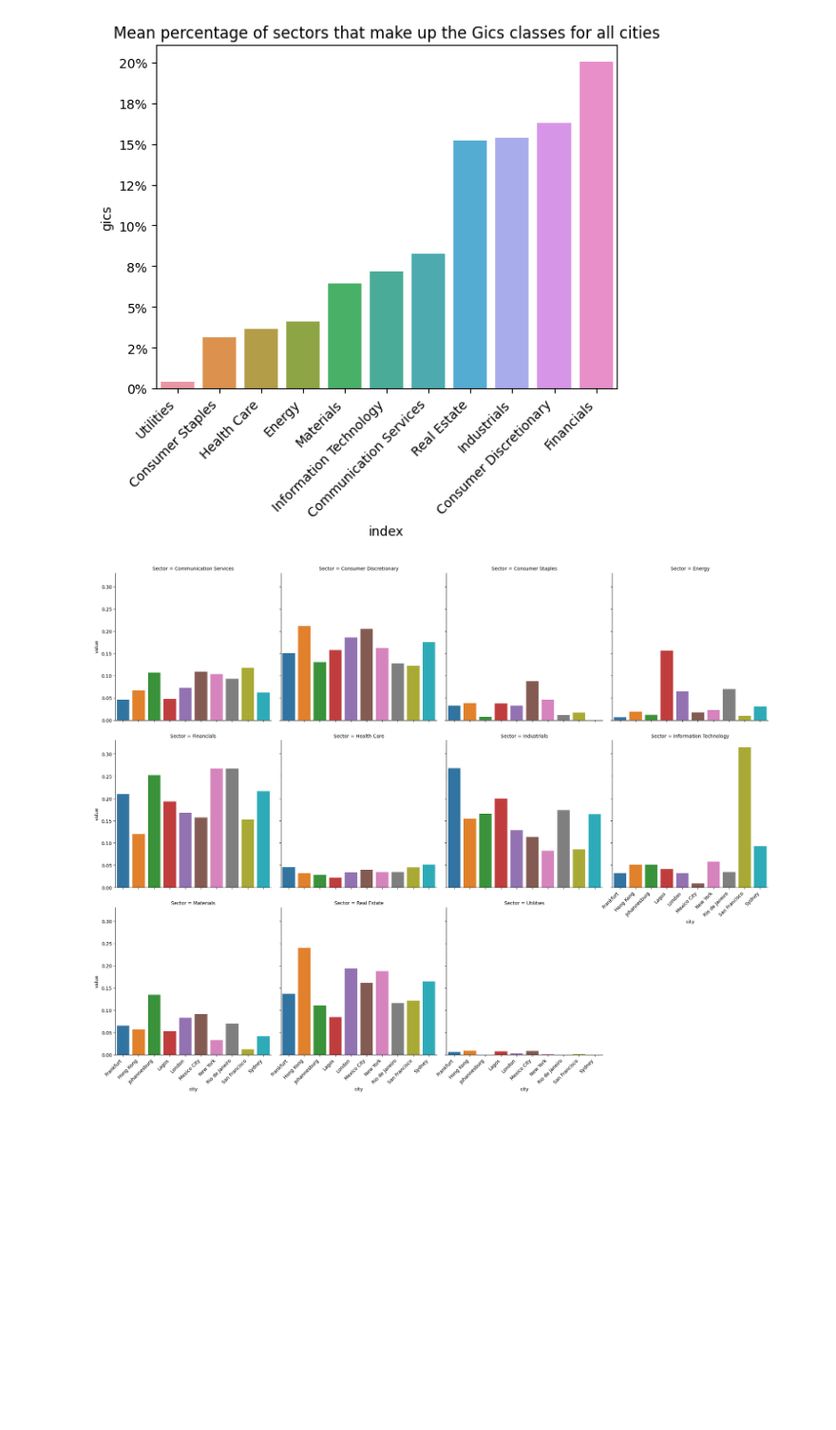
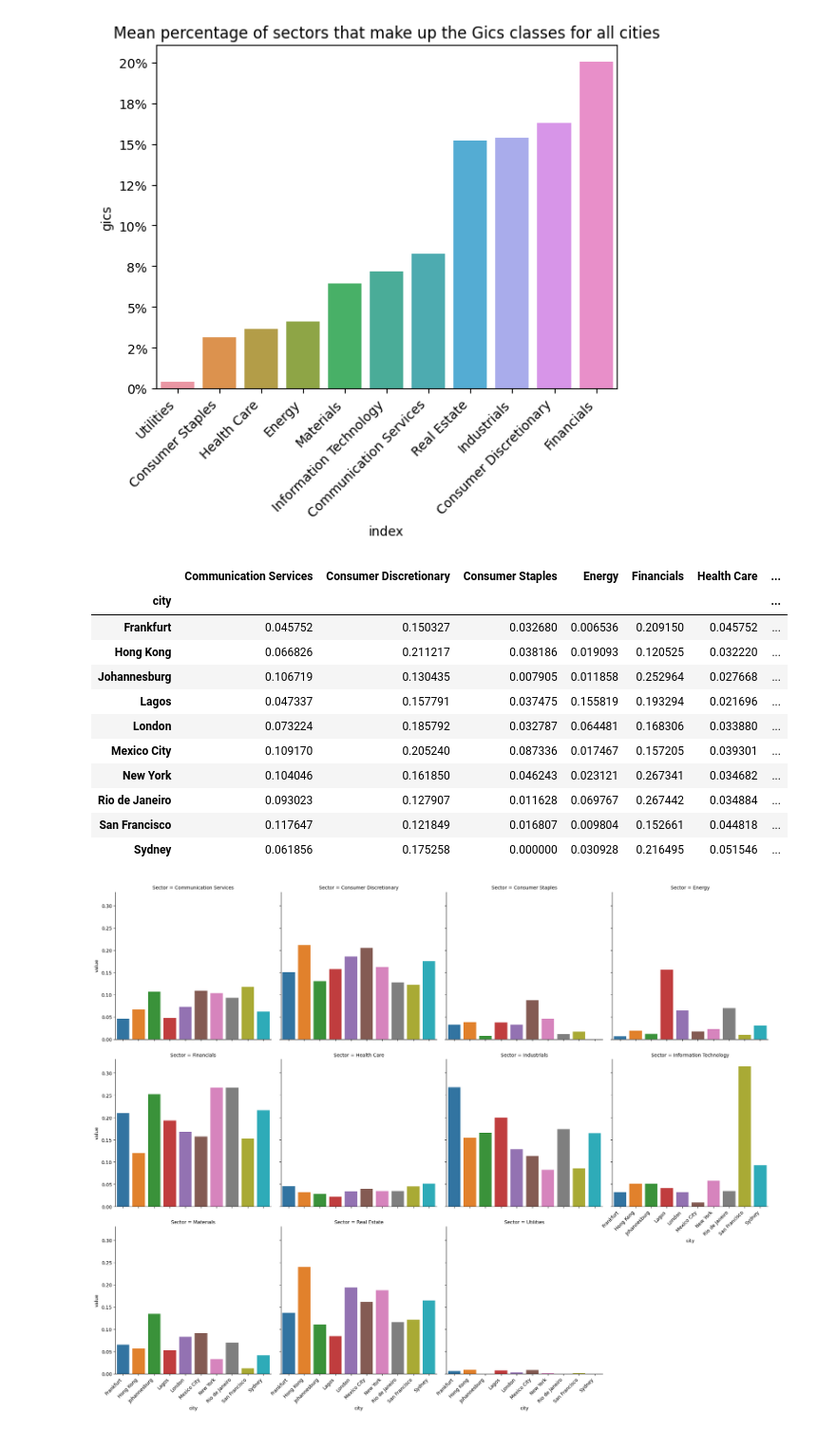
Before and after one commit to JonnoB/wealthnets, a Jupyter notebook: getting_embeddings.ipynb, the cells around one changed output. Shown at 95% size. Cells and saved outputs as stored; diff of their text form; code cells hidden in the pictures; blank space fills up the shorter version.

```diff
--- a/getting_embeddings.ipynb
+++ b/getting_embeddings.ipynb
@@ -394,6 +396,21 @@ ax.set_yticklabels(['{:,.0%}'.format(val) for val in ax.get_yticks()])
 plt.show()
 # %% [output]
 [figure]
+# %%
+gics_distrib
+# %% [output]
+|  | Communication Services | Consumer Discretionary | Consumer Staples | Energy | Financials | Health Care | ... |
+| city |  |  |  |  |  |  | ... |
+| Frankfurt | 0.045752 | 0.150327 | 0.032680 | 0.006536 | 0.209150 | 0.045752 | ... |
+| Hong Kong | 0.066826 | 0.211217 | 0.038186 | 0.019093 | 0.120525 | 0.032220 | ... |
+| Johannesburg | 0.106719 | 0.130435 | 0.007905 | 0.011858 | 0.252964 | 0.027668 | ... |
+| Lagos | 0.047337 | 0.157791 | 0.037475 | 0.155819 | 0.193294 | 0.021696 | ... |
+| London | 0.073224 | 0.185792 | 0.032787 | 0.064481 | 0.168306 | 0.033880 | ... |
+| Mexico City | 0.109170 | 0.205240 | 0.087336 | 0.017467 | 0.157205 | 0.039301 | ... |
+| New York | 0.104046 | 0.161850 | 0.046243 | 0.023121 | 0.267341 | 0.034682 | ... |
+| Rio de Janeiro | 0.093023 | 0.127907 | 0.011628 | 0.069767 | 0.267442 | 0.034884 | ... |
+| San Francisco | 0.117647 | 0.121849 | 0.016807 | 0.009804 | 0.152661 | 0.044818 | ... |
+| Sydney | 0.061856 | 0.175258 | 0.000000 | 0.030928 | 0.216495 | 0.051546 | ... |
 # %%
 gics_distrib.to_csv('./data/gics_distrib_sector.csv')
 
```
Also changed, not shown: parts of 11 cells of this notebook, 6 other files.
